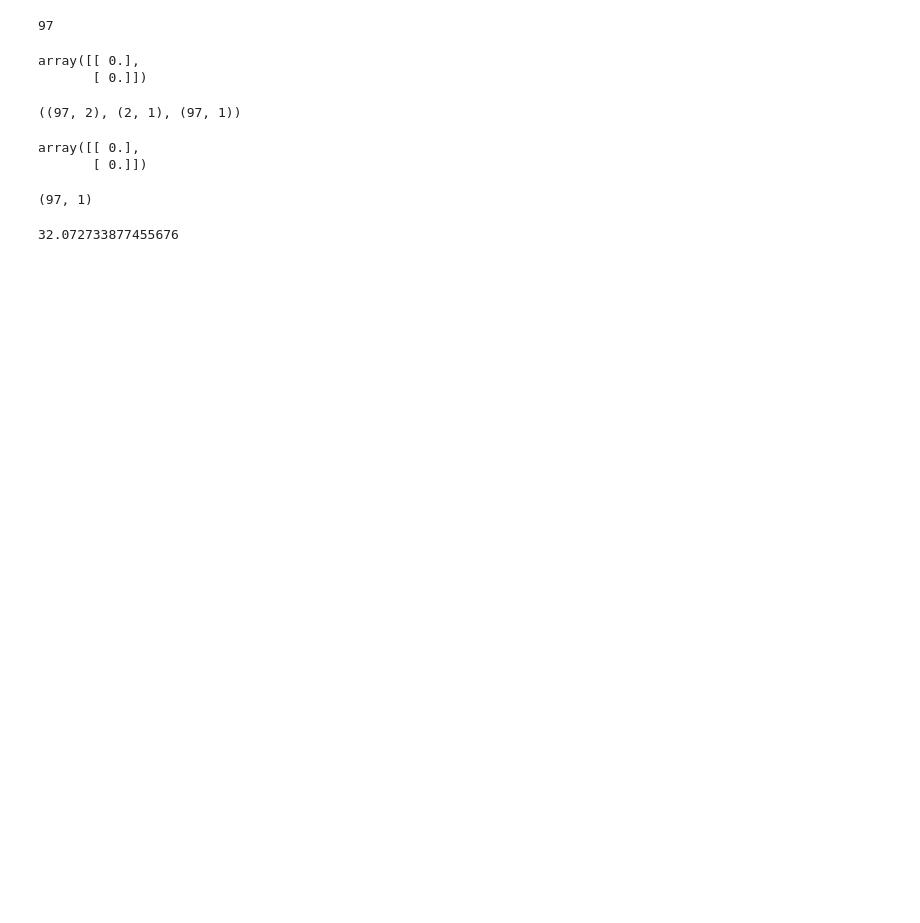
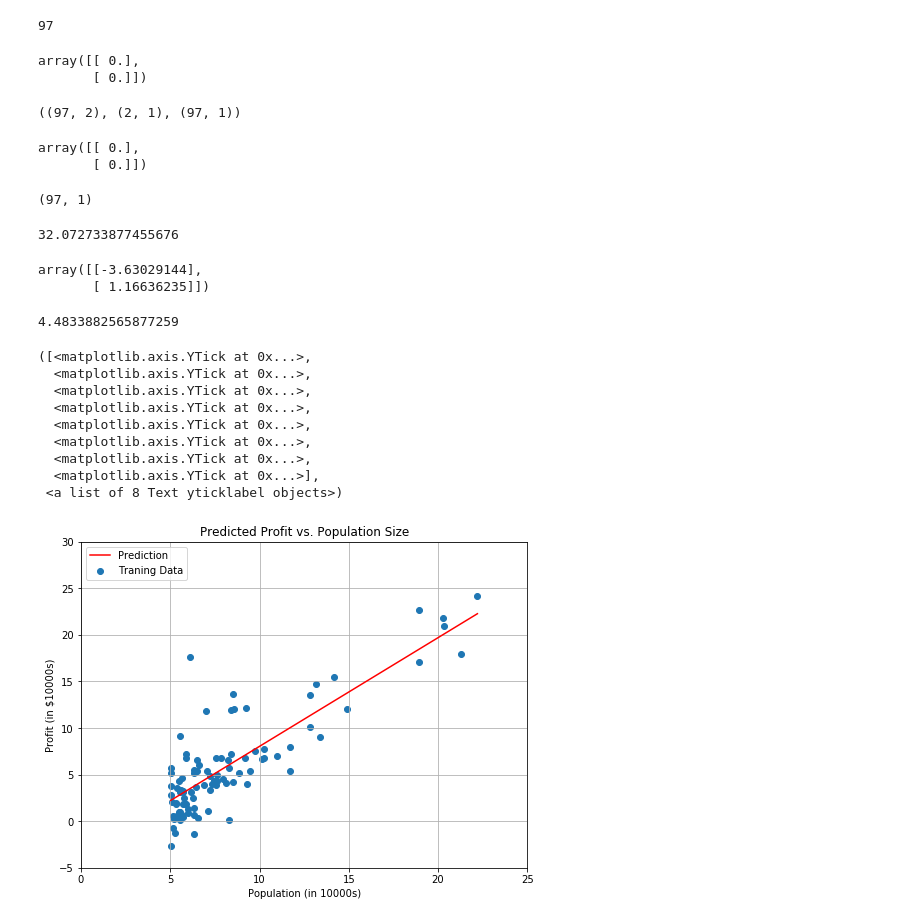
Before and after one commit to baotrung217/Machine-Learning-Coursera-notebooks, a Jupyter notebook: notebooks/ex1.ipynb, the cells around one changed output. Cells and saved outputs as stored; diff of their text form; code cells hidden in the pictures; blank space fills up the shorter version.

```diff
--- a/notebooks/ex1.ipynb
+++ b/notebooks/ex1.ipynb
@@ -104,3 +105,53 @@ def computeCost(X, y, theta):
 computeCost(X, y, theta)
 # %% [output]
 32.072733877455676
+# %%
+def gradientDescent(X, y, theta, alpha, iters):
+    cost = np.zeros(iters)
+
+    for i in range(iters):
+        error = X * theta - y
+
+        for j in range(len(theta)):
+            temp = np.multiply(error, X[:,j])
+            theta[j,0] = theta[j,0] - (alpha / m) * np.sum(temp)
+
+        cost[i] = computeCost(X, y, theta)
+
+    return theta, cost
+# %%
+# perform gradient descent to "fit" the model parameters
+g, cost = gradientDescent(X, y, theta, alpha, iteration)
+g
+# %% [output]
+array([[-3.63029144],
+       [ 1.16636235]])
+# %%
+computeCost(X, y, g)
+# %% [output]
+4.4833882565877259
+# %%
+x = np.linspace(data.Population.min(), data.Population.max(), 100)
+f = g[0, 0] + (g[1, 0] * x)
+
+fig, ax = plt.subplots(figsize=(8,6))
+ax.plot(x, f, 'r', label='Prediction')
+ax.scatter(data.Population, data.Profit, label='Traning Data')
+ax.legend(loc=2)
+ax.set_xlabel('Population (in 10000s)')
+ax.set_ylabel('Profit (in $10000s)')
+ax.set_title('Predicted Profit vs. Population Size')
+ax.grid()
+plt.xticks(np.arange(0, 30, 5))
+plt.yticks(np.arange(-5, 35, 5))
+# %% [output]
+([<matplotlib.axis.YTick at 0x...>,
+  <matplotlib.axis.YTick at 0x...>,
+  <matplotlib.axis.YTick at 0x...>,
+  <matplotlib.axis.YTick at 0x...>,
+  <matplotlib.axis.YTick at 0x...>,
+  <matplotlib.axis.YTick at 0x...>,
+  <matplotlib.axis.YTick at 0x...>,
+  <matplotlib.axis.YTick at 0x...>],
+ <a list of 8 Text yticklabel objects>)
+[figure, added]
```
Also changed, not shown: parts of 4 cells of this notebook, 1 other file.
